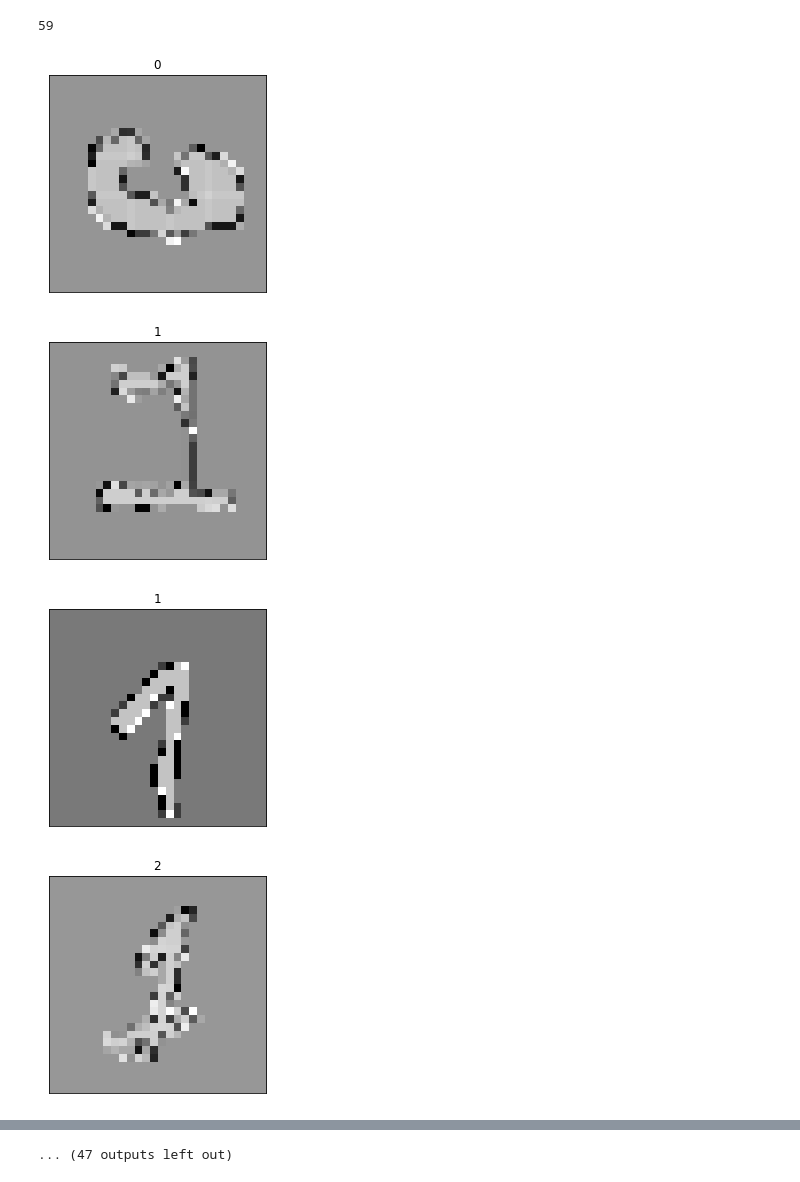
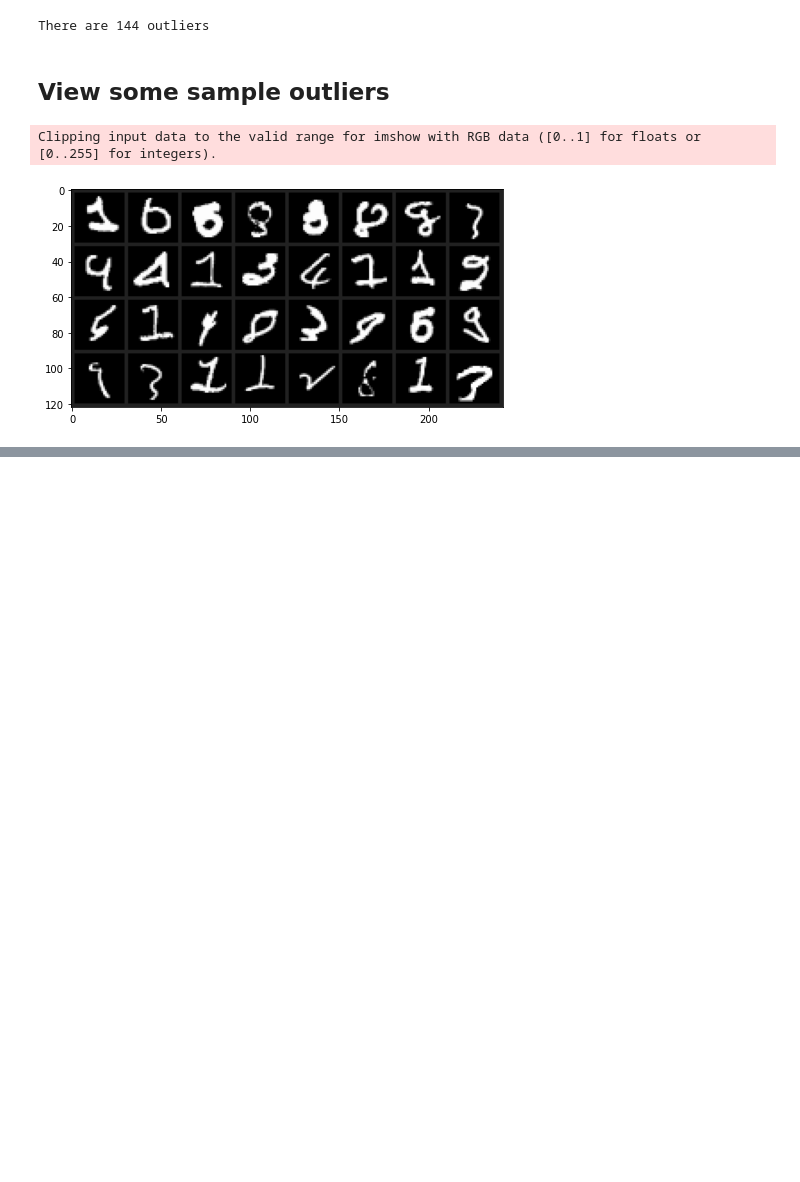
Before and after one commit to KevinMusgrave/pytorch-metric-learning, a Jupyter notebook: examples/notebooks/SubCenterArcFaceMNIST.ipynb, the cells around one changed output, grey strips where cells are left out. Cells and saved outputs as stored; diff of their text form; code cells hidden in the pictures; blank space fills up the shorter version.

Commit message:
Display outliers in a grid

```diff
--- a/examples/notebooks/SubCenterArcFaceMNIST.ipynb
+++ b/examples/notebooks/SubCenterArcFaceMNIST.ipynb
@@ -205,0 +103,4 @@ Epoch 3 Iteration 40: Loss = 1.154252052307129
+# %%
+for epoch in range(1, num_epochs + 1):
+    train(model, loss_func, device, train_loader, optimizer, loss_optimizer, epoch)
+    test(dataset1, dataset2, model, accuracy_calculator)
@@ -212,6 +111,5 @@ torch.Size([60000, 1])
 # %%
-outliers, _ = loss_func.get_outliers(train_embeddings, train_labels)
+outliers, _ = loss_func.get_outliers(train_embeddings, train_labels.squeeze(1))
+print(f"There are {len(outliers)} outliers")
+# %% [output]
+There are 144 outliers
-# %%
-len(outliers)
-# %% [output]
-59
@@ -234,11 +116,35 @@ def show(imgs, label):
+# %% [markdown]
+## View some sample outliers
+# %%
+import matplotlib.pyplot as plt
+import numpy as np
+import torchvision
+
+inv_normalize = transforms.Normalize(
+    mean=[-m / s for m, s in zip(img_mean, img_std)], std=[1 / s for s in img_std]
+)
+
+
+def imshow(img, figsize=(8, 4)):
+    img = inv_normalize(img)
+    npimg = img.numpy()
+    plt.figure(figsize=figsize)
+    plt.imshow(np.transpose(npimg, (1, 2, 0)))
+    plt.show()
+
+
+def imshow_many(dataset, outliers, n=32):
+    imgs = [
+        dataset[outliers[i]][0]
+        for i in np.random.choice(
+            len(outliers), size=min(n, len(outliers)), replace=False
+        )
+    ]
+    imshow(torchvision.utils.make_grid(imgs))
 # %%
 # let's see what outliers are.
 # these are the samples that >threshold degrees aways from their dominant centers
-for idx in outliers:
-    img, label = dataset1[idx]
-    show(img, label)
+imshow_many(dataset1, outliers)
 # %% [output]
+Clipping input data to the valid range for imshow with RGB data ([0..1] for floats or [0..255] for integers).
-[figure, old version]
+[figure, new version]
-[figure, removed]
-[figure, removed]
-[figure, removed]
@@ -253 +150,0 @@ for idx in outliers:
-... (47 outputs left out)
```
Also changed, not shown: parts of 8 cells of this notebook, 1 other file.
